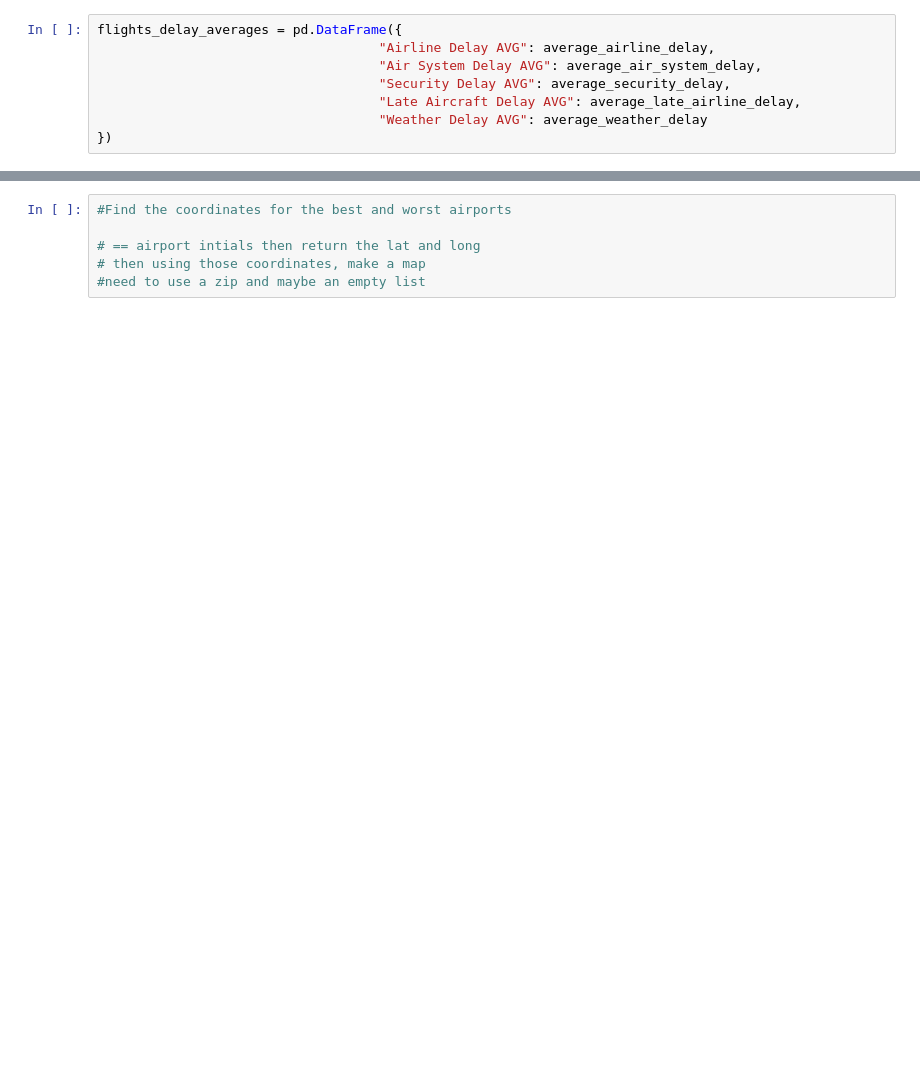
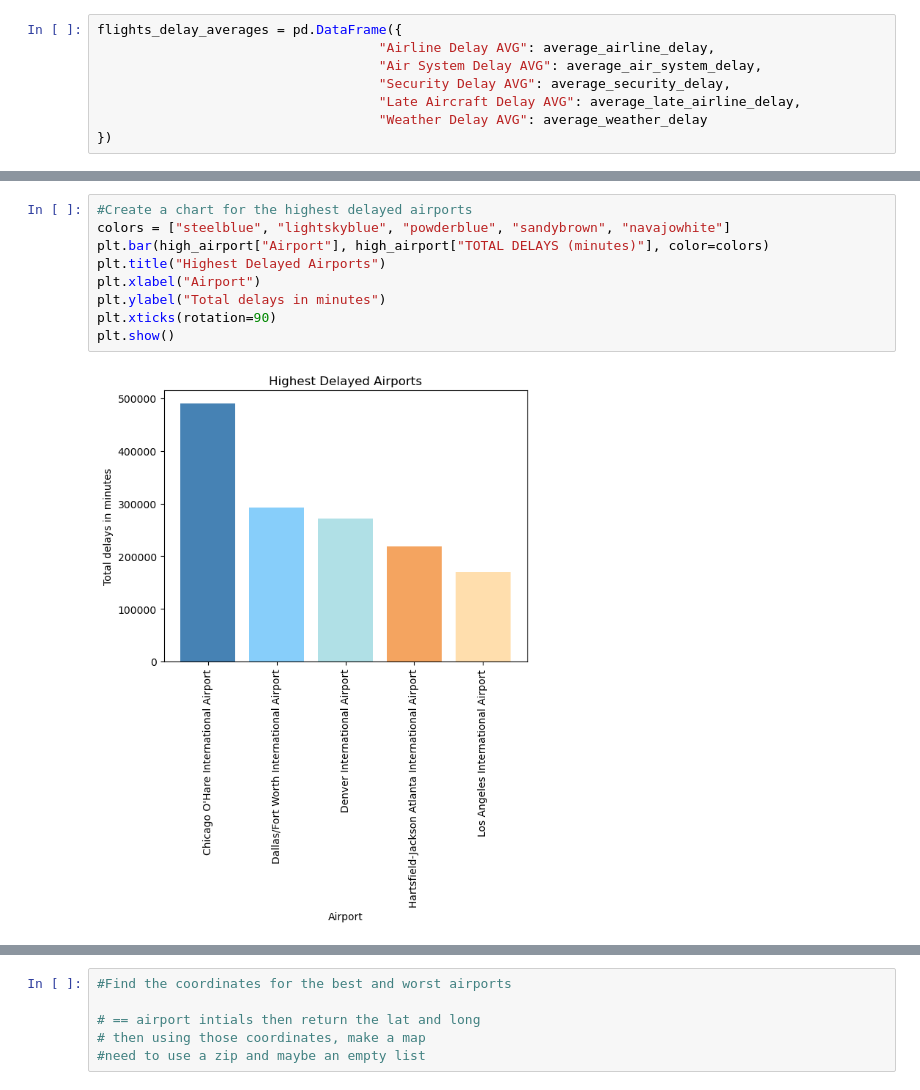
Before and after one commit to mmonary/Git_Er_Done_New, a Jupyter notebook: elm_starter_code copy.ipynb, the cells around one changed output, grey strips where cells are left out. Saved outputs shown, nothing was run; the diff lists cells and outputs as text; blank space fills up the shorter version.

```diff
--- a/elm_starter_code copy.ipynb
+++ b/elm_starter_code copy.ipynb
@@ -360,0 +380,11 @@ delay_sums_df.sort_values(by = "TOTAL DELAYS (minutes)", axis=0,ascending=False)
+# %%
+#Create a chart for the highest delayed airports
+colors = ["steelblue", "lightskyblue", "powderblue", "sandybrown", "navajowhite"]
+plt.bar(high_airport["Airport"], high_airport["TOTAL DELAYS (minutes)"], color=colors)
+plt.title("Highest Delayed Airports")
+plt.xlabel("Airport")
+plt.ylabel("Total delays in minutes")
+plt.xticks(rotation=90)
+plt.show()
+# %% [output]
+[figure, added]
```
Also changed, not shown: parts of 6 cells of this notebook.
